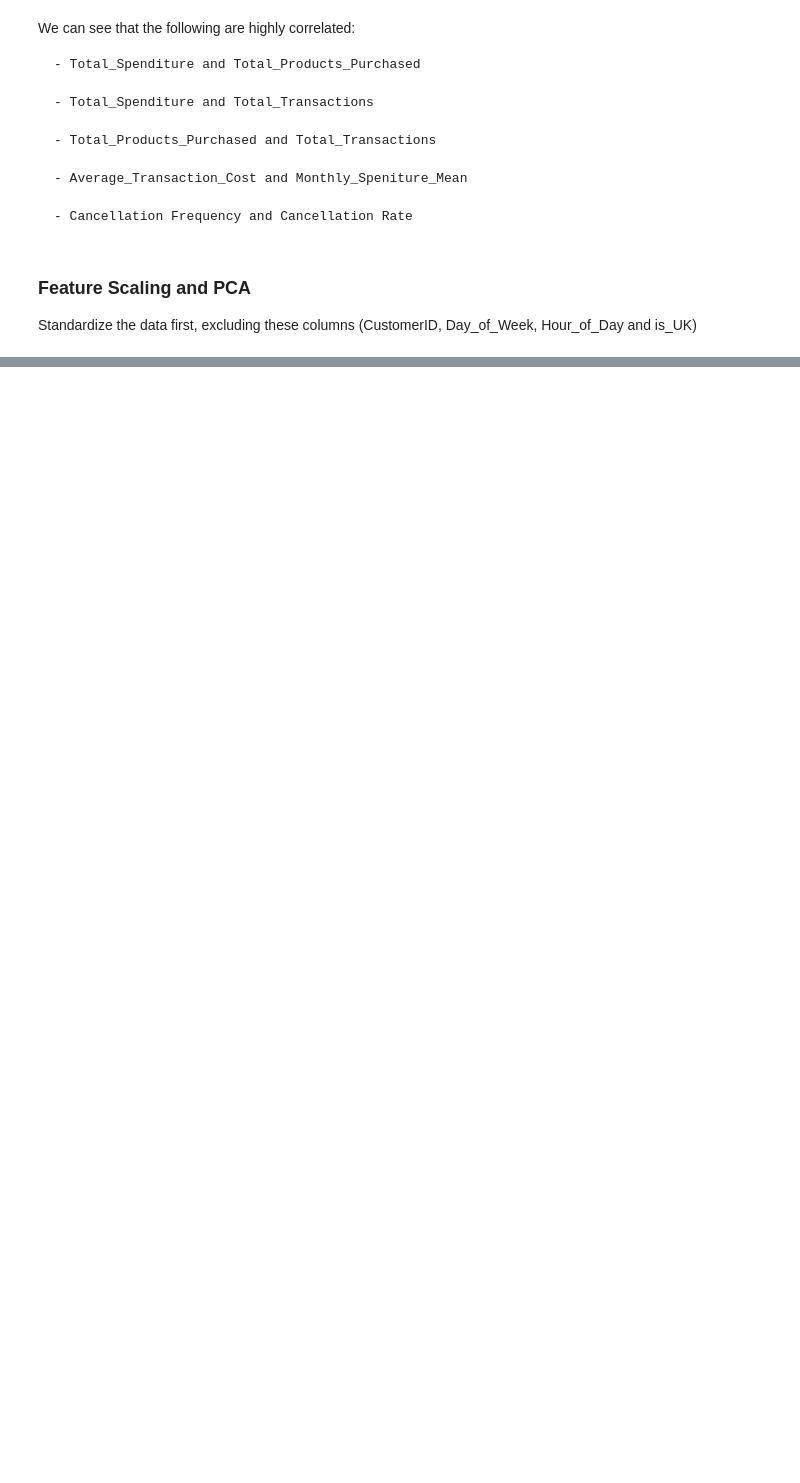
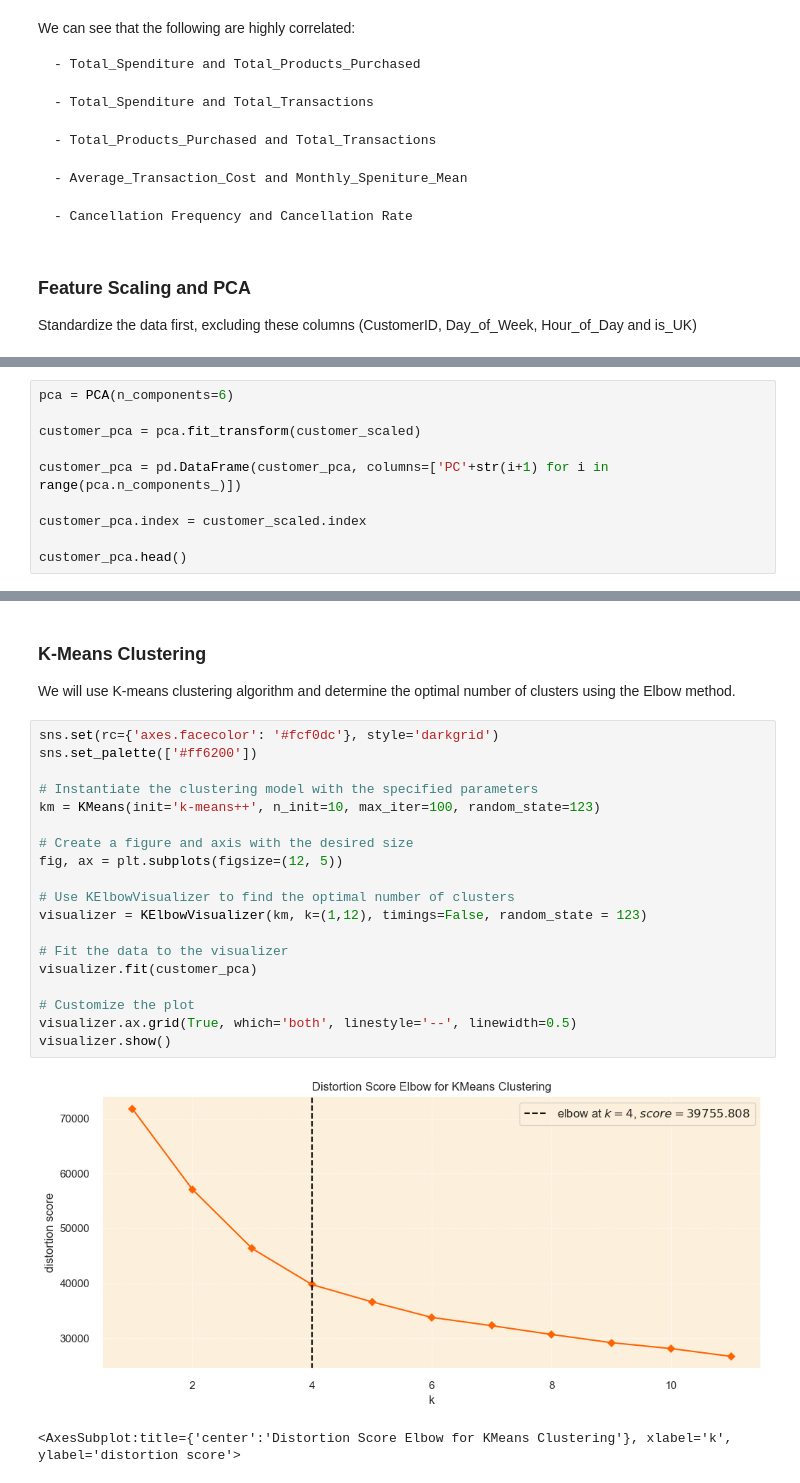
Before and after one commit to Andrew-Andrew0302/Customer_Segmentation, a Jupyter notebook: Customer_Segmentation.ipynb, the cells around one changed output, grey strips where cells are left out. Drawn from its saved outputs; the diff is of its cells as text; blank space fills up the shorter version.

```diff
--- a/Customer_Segmentation.ipynb
+++ b/Customer_Segmentation.ipynb
@@ -706,0 +769,10 @@ Now, we do
+# %%
+pca = PCA(n_components=6)
+
+customer_pca = pca.fit_transform(customer_scaled)
+
+customer_pca = pd.DataFrame(customer_pca, columns=['PC'+str(i+1) for i in range(pca.n_components_)])
+
+customer_pca.index = customer_scaled.index
+
+customer_pca.head()
@@ -706,0 +787,26 @@ Now, we do
+# %% [markdown]
+### K-Means Clustering
+
+We will use K-means clustering algorithm and determine the optimal number of clusters using the Elbow method.
+# %%
+sns.set(rc={'axes.facecolor': '#fcf0dc'}, style='darkgrid')
+sns.set_palette(['#ff6200'])
+
+# Instantiate the clustering model with the specified parameters
+km = KMeans(init='k-means++', n_init=10, max_iter=100, random_state=123)
+
+# Create a figure and axis with the desired size
+fig, ax = plt.subplots(figsize=(12, 5))
+
+# Use KElbowVisualizer to find the optimal number of clusters
+visualizer = KElbowVisualizer(km, k=(1,12), timings=False, random_state = 123)
+
+# Fit the data to the visualizer
+visualizer.fit(customer_pca)
+
+# Customize the plot
+visualizer.ax.grid(True, which='both', linestyle='--', linewidth=0.5)
+visualizer.show()
+# %% [output]
+[figure, added]
+<AxesSubplot:title={'center':'Distortion Score Elbow for KMeans Clustering'}, xlabel='k', ylabel='distortion score'>
```
Also changed, not shown: parts of 10 cells of this notebook.
